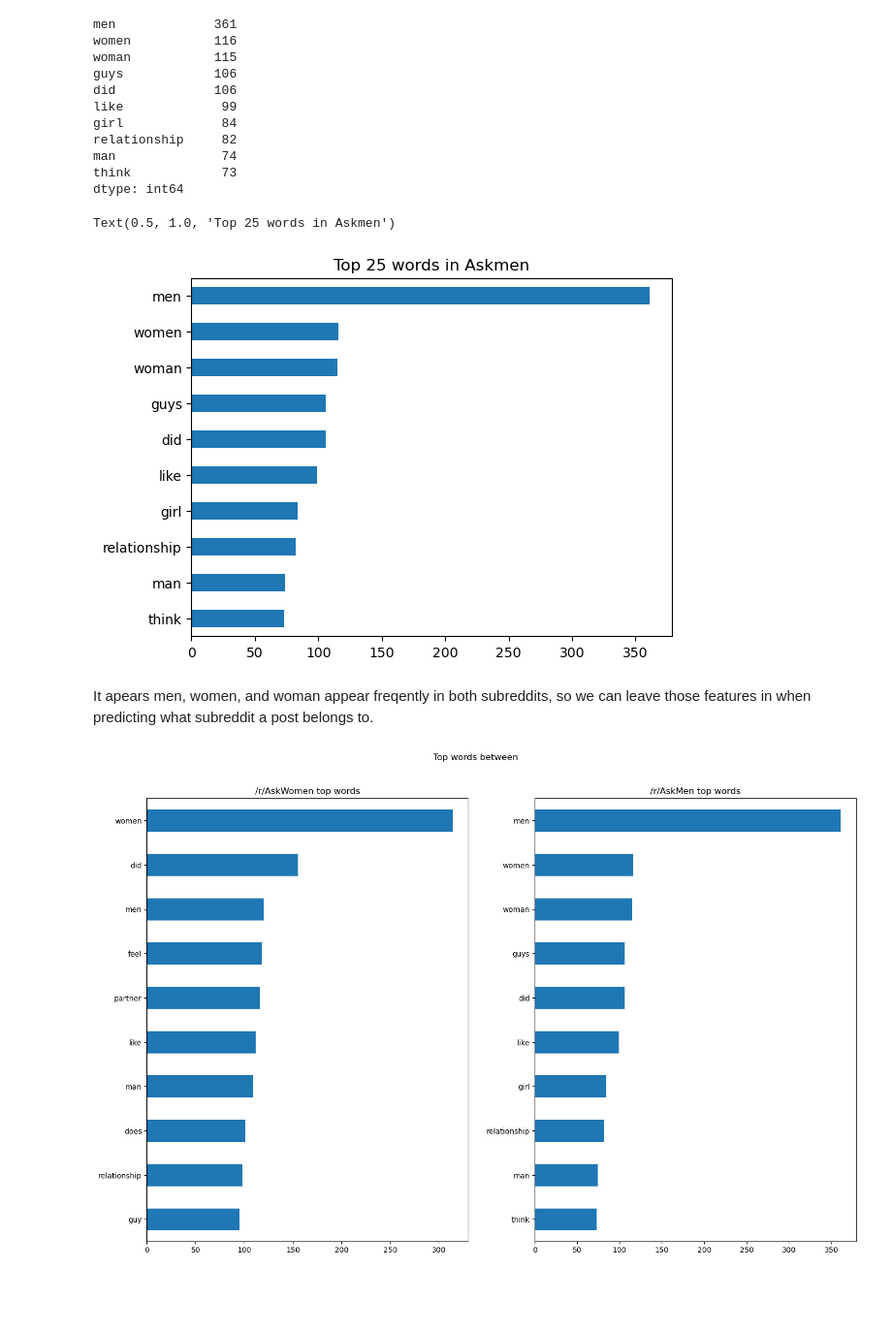
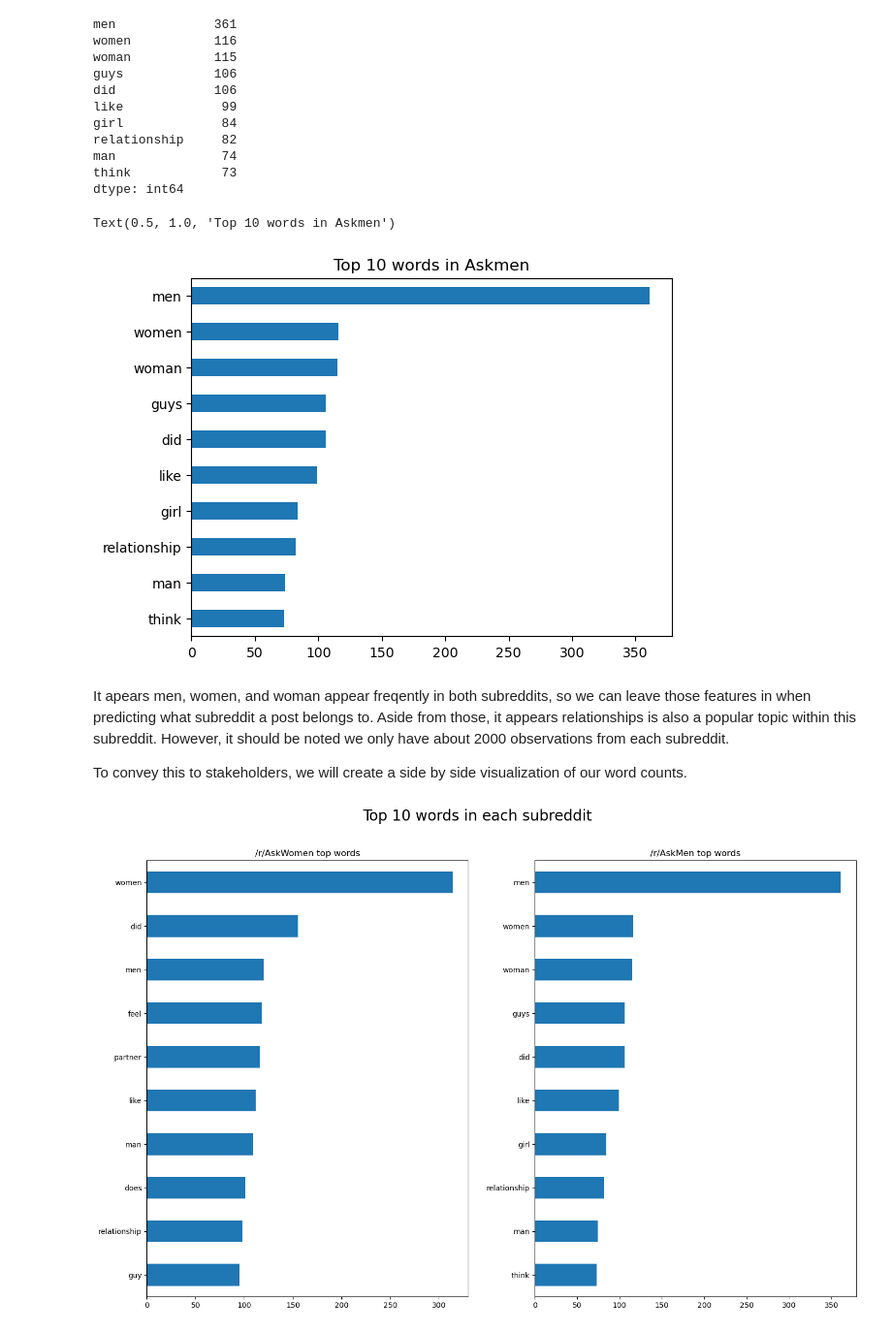
Before and after one commit to DerikVo/Reddit_NLP_project, a Jupyter notebook: Code/02_data_cleaning.ipynb, the cells around one changed output. Shown at 97% size. Saved outputs shown, nothing was run; the diff lists cells and outputs as text; code cells hidden in the pictures; blank space fills up the shorter version.

Commit message:
renamed some visuals, correct is_removed, tested .iloc with index (didnt work, and added a section for bi and tri-grams.

```diff
--- a/Code/02_data_cleaning.ipynb
+++ b/Code/02_data_cleaning.ipynb
@@ -400,19 +409,21 @@ think            73
 dtype: int64
 # %%
 men_word.head(10).plot(kind ='barh').invert_yaxis()
-plt.title('Top 25 words in Askmen')
+plt.title('Top 10 words in Askmen')
 # %% [output]
-Text(0.5, 1.0, 'Top 25 words in Askmen')
+Text(0.5, 1.0, 'Top 10 words in Askmen')
 [figure]
 # %% [markdown]
-It apears men, women, and woman appear freqently in both subreddits, so we can leave those features in when predicting what subreddit a post belongs to.
+It apears men, women, and woman appear freqently in both subreddits, so we can leave those features in when predicting what subreddit a post belongs to. Aside from those, it appears relationships is also a popular topic within this subreddit. However, it should be noted we only have about 2000 observations from each subreddit.
+
+To convey this to stakeholders, we will create a side by side visualization of our word counts.
 # %%
 fig, a = plt.subplots(1,2, figsize=(15,10))
-plt.suptitle('Top words between ')
+plt.suptitle('Top 10 words in each subreddit', fontsize= 20)
 a[0].set_title('/r/AskWomen top words')
 a[1].set_title('/r/AskMen top words')
 women_word.head(10).plot(kind = 'barh', ax=a[0]).invert_yaxis()
 men_word.head(10).plot(kind = 'barh', ax=a[1]).invert_yaxis()
 fig.tight_layout(pad=2.5)
 # %% [output]
-[figure, old version]
+[figure, new version]
```
Also changed, not shown: parts of 9 cells of this notebook, 2 other files.
